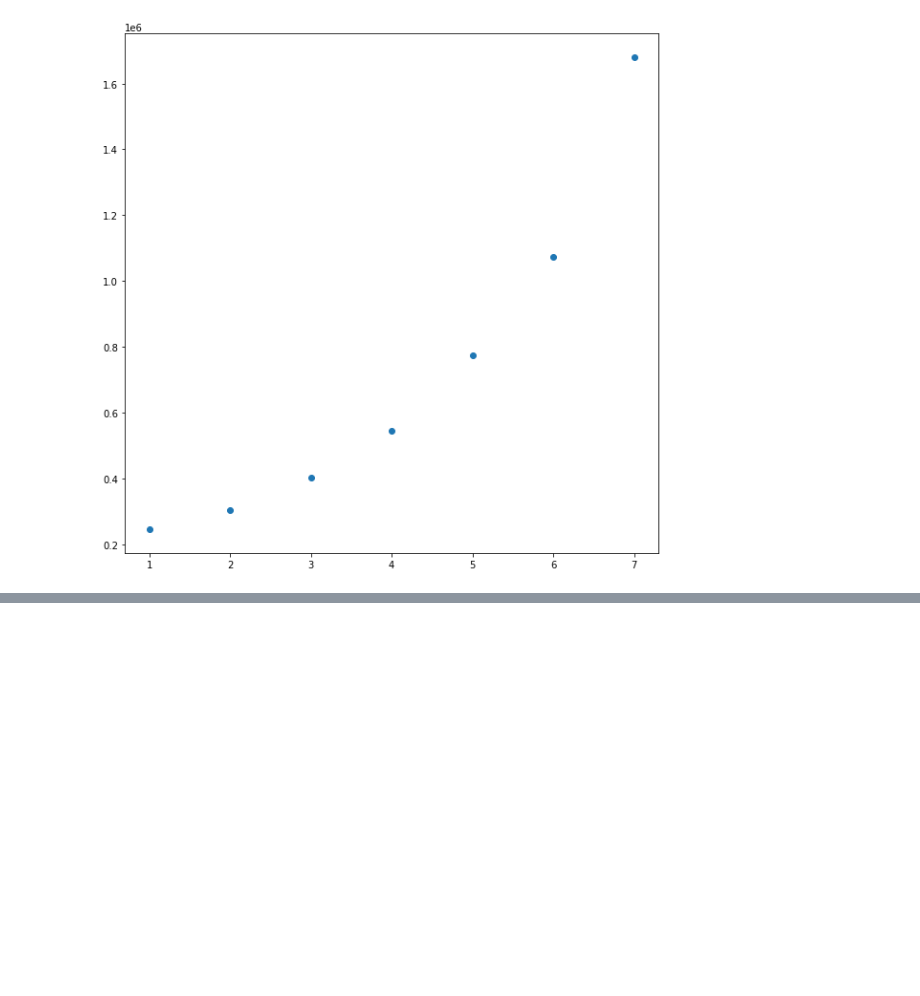
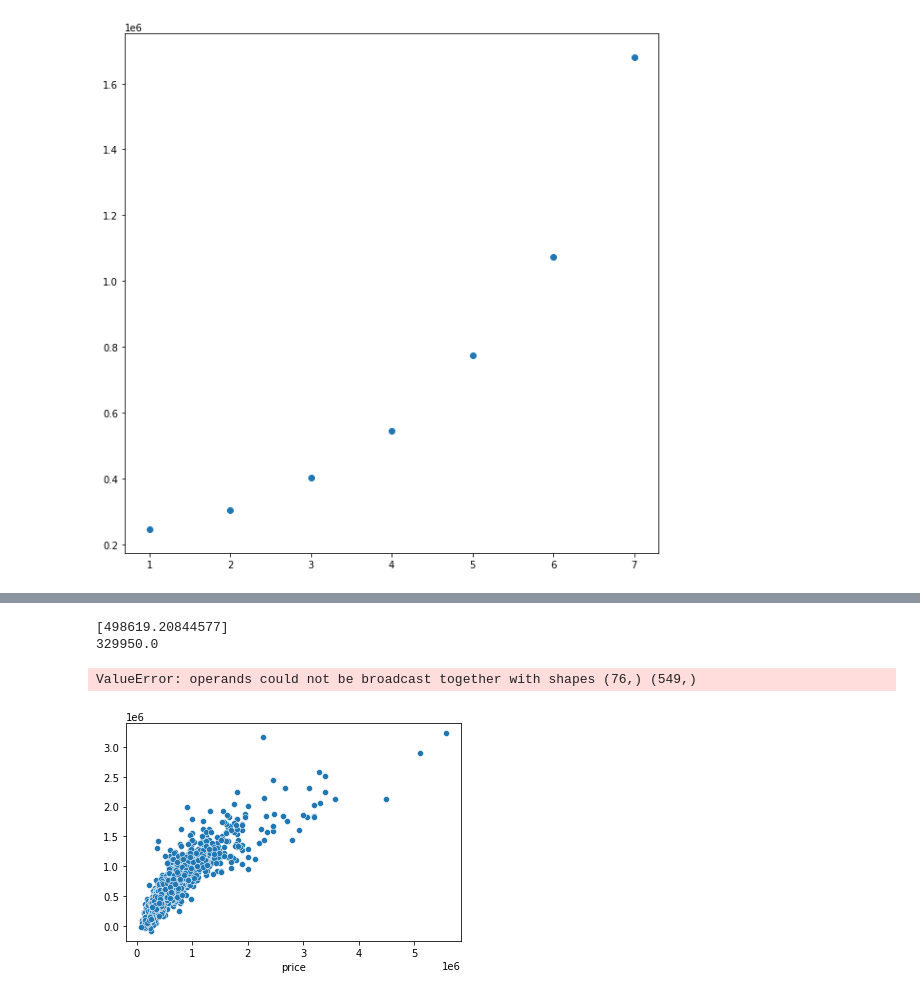
Before and after one commit to daniellejenkins17/Helping_Homebuyers_Buy_Houses, a Jupyter notebook: jalils_work/early_eda.ipynb, the cells around one changed output, grey strips where cells are left out. Drawn from its saved outputs; the diff is of its cells as text; code cells hidden in the pictures; blank space fills up the shorter version.

```diff
--- a/jalils_work/early_eda.ipynb
+++ b/jalils_work/early_eda.ipynb
@@ -323,0 +389,24 @@ print(regressor.score(X_test, y_test))
+# %%
+house_data_hot.columns
+features3 = ['bathrooms',
+ 'sqft_living',
+ 'sqft_lot',
+ 'waterfront',
+ 'view',
+ 'grade',
+ 'condition','98002',
+       '98003', '98004', '98005', '98006', '98007', '98008', '98010', '98011',
+       '98014', '98019', '98022', '98023', '98024', '98027', '98028', '98029',
+       '98030', '98031', '98032', '98033', '98034', '98038', '98039', '98040',
+       '98042', '98045', '98052', '98053', '98055', '98056', '98058', '98059',
+       '98065', '98070', '98072', '98074', '98075', '98077', '98092', '98102',
+       '98103', '98105', '98106', '98107', '98108', '98109', '98112', '98115',
+       '98116', '98117', '98118', '98119', '98122', '98125', '98126', '98133',
+       '98136', '98144', '98146', '98148', '98155', '98166', '98168', '98177',
+       '98178', '98188', '98198', '98199']
+X_train, X_test, y_train, y_test = train_test_split(house_data_hot[features3], house_data_hot['price'], test_size = 0.2)
+regressor = LinearRegression()
+regressor.fit(X_train, y_train)
+print(regressor.score(X_train,y_train))
+print(regressor.score(X_test, y_test))
+list(zip(features3,regressor.coef_))
@@ -323,0 +440,15 @@ print(regressor.score(X_test, y_test))
+# %%
+print(regressor.predict([X_test.iloc[4]]))
+print((y_test.iloc[4]))
+graph_test = []
+graph_results = []
+
+prediction = regressor.predict(X_test)
+print(len(x))
+print(len(y))
+#plt.plot(x,y)
+# %% [output]
+[498619.20844577]
+329950.0
+ValueError: operands could not be broadcast together with shapes (76,) (549,)
+[figure, added]
```
Also changed, not shown: parts of 25 cells of this notebook, 3 other files.
